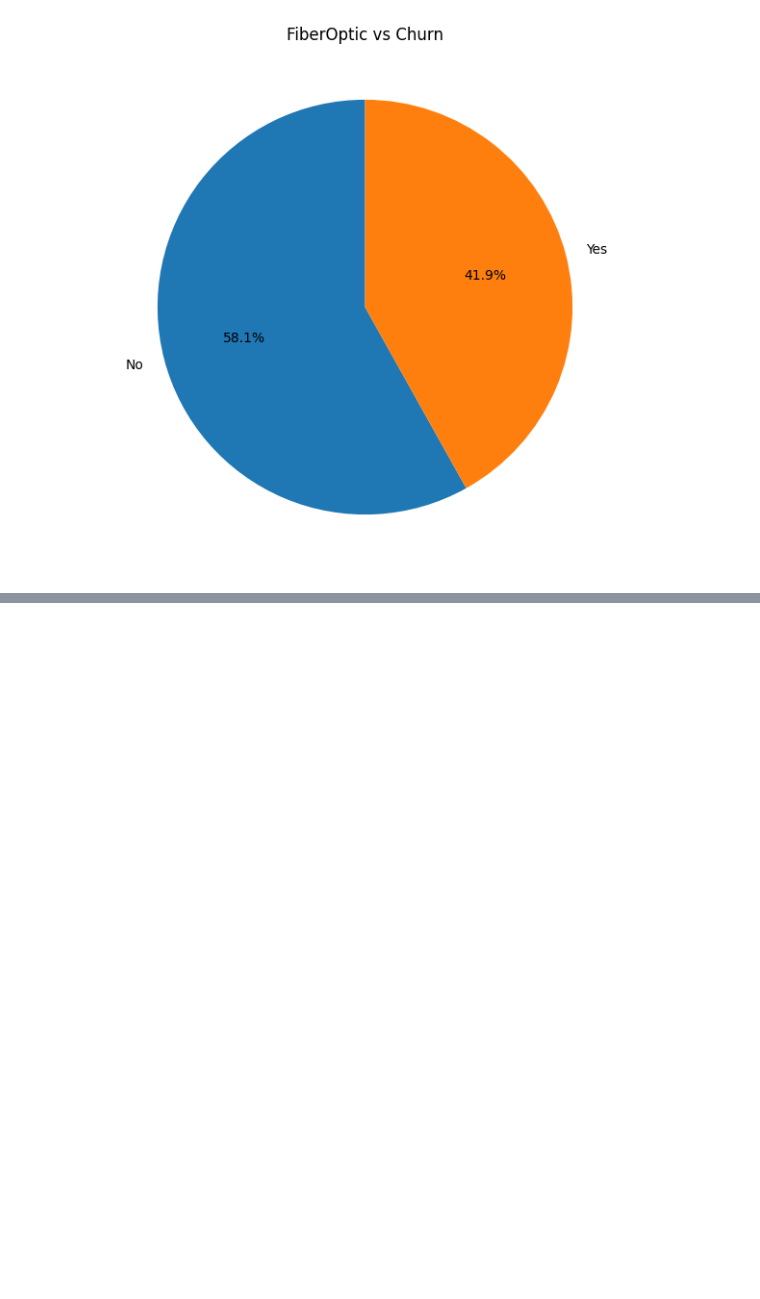
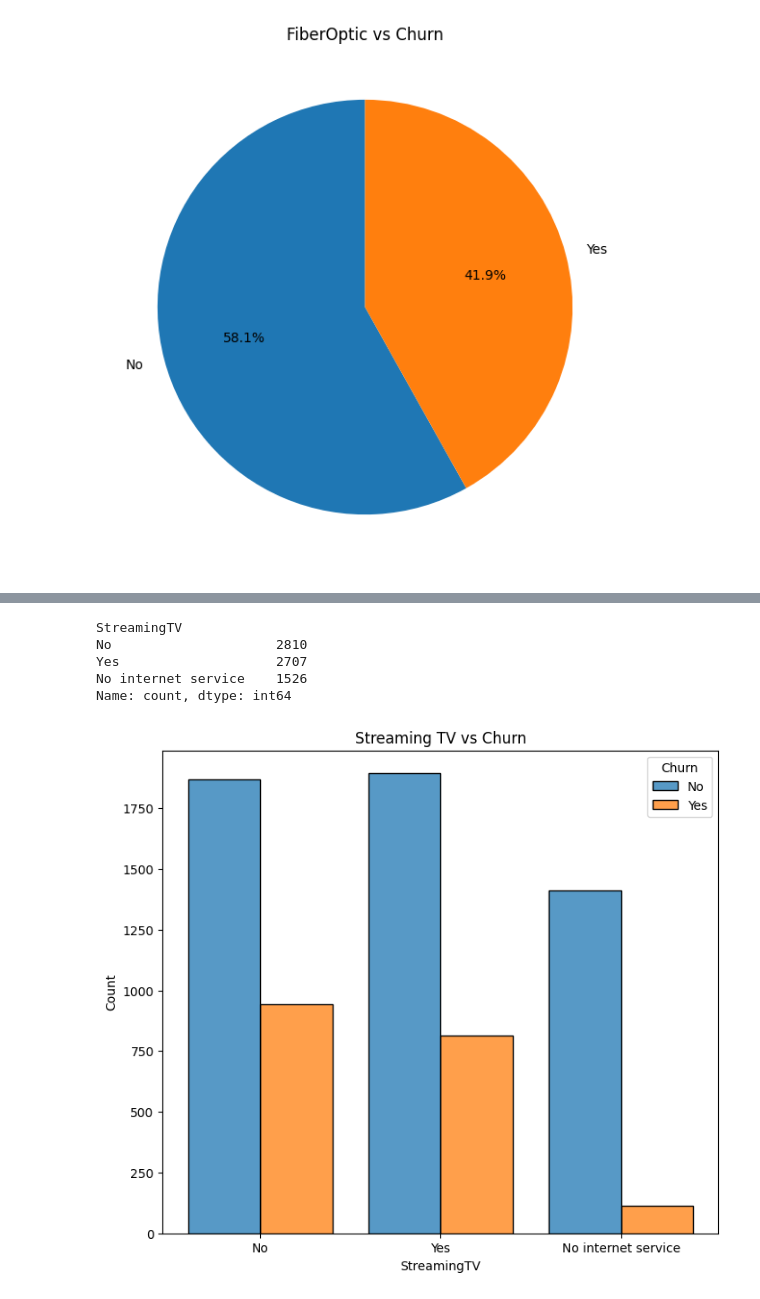
Before and after one commit to Tejeswar001/BootCamp-Jun-2024, a Jupyter notebook: Analysis/Customer_churn_analysis_PROJECT_2.ipynb, the cells around one changed output, grey strips where cells are left out. Cells and saved outputs as stored; diff of their text form; code cells hidden in the pictures; blank space fills up the shorter version.

```diff
--- a/Analysis/Customer_churn_analysis_PROJECT_2.ipynb
+++ b/Analysis/Customer_churn_analysis_PROJECT_2.ipynb
@@ -500,0 +554,15 @@ plt.show()
+# %%
+print(df['StreamingTV'].value_counts())
+# %% [output]
+StreamingTV
+No                     2810
+Yes                    2707
+No internet service    1526
+Name: count, dtype: int64
+# %%
+plt.figure(figsize=(8,7))
+sns.histplot(x=df['StreamingTV'],hue=df['Churn'],multiple="dodge",shrink=.8)
+plt.title('Streaming TV vs Churn')
+plt.show()
+# %% [output]
+[figure, added]
```
Also changed, not shown: parts of 24 cells of this notebook.
